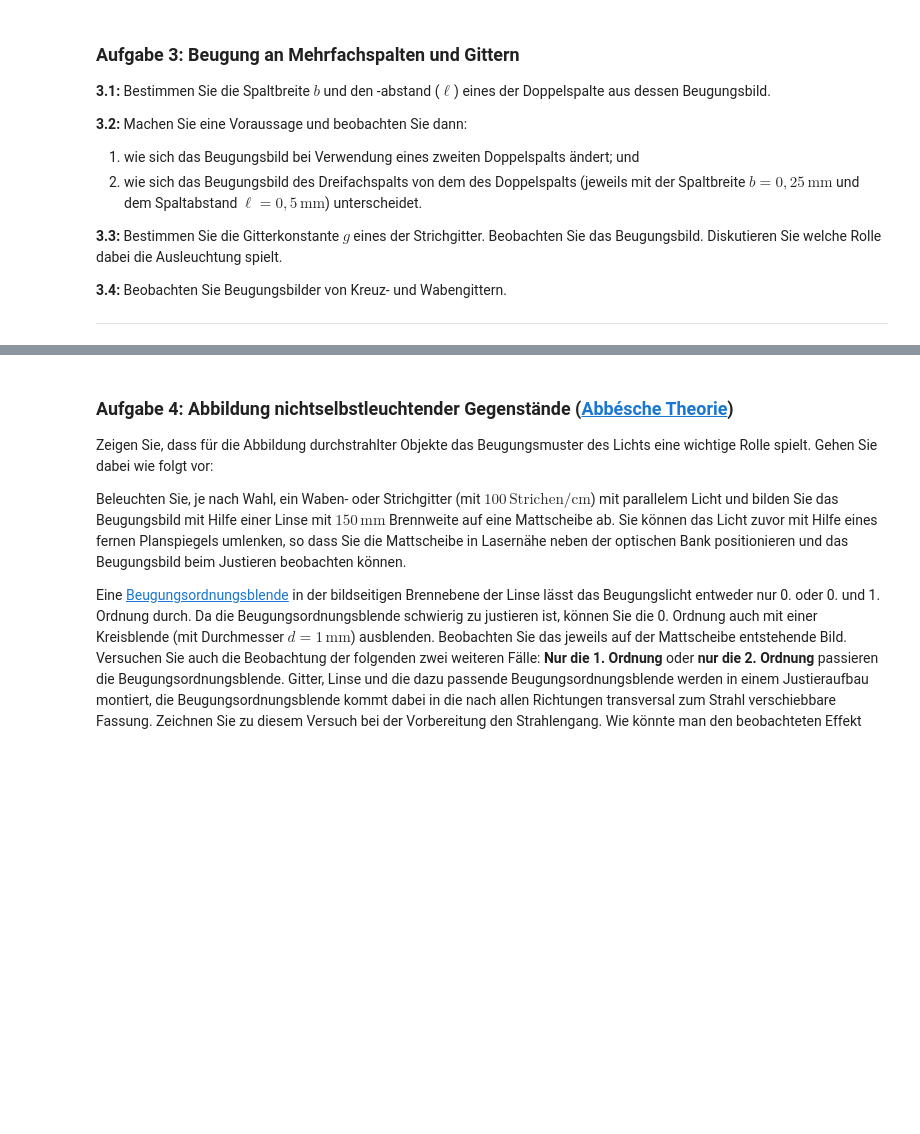
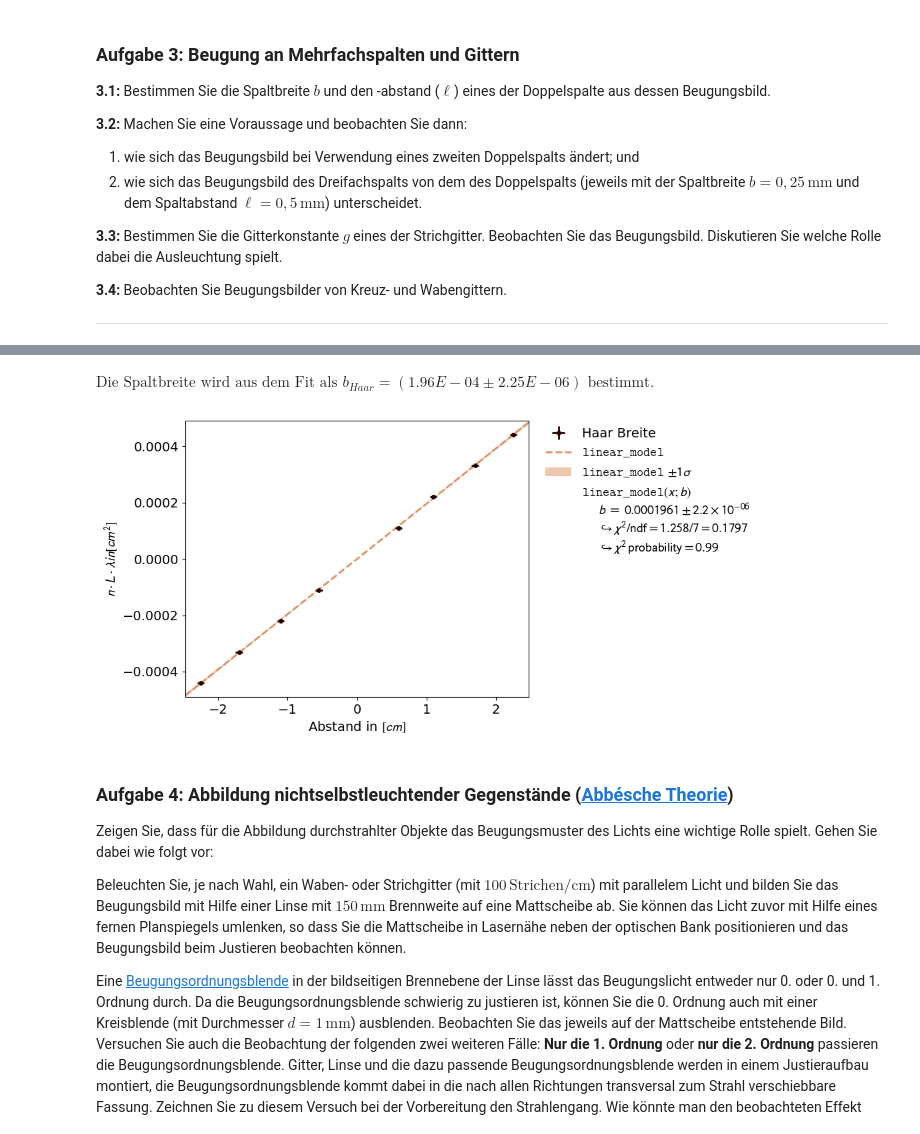
Before and after one commit to AlFa-Tier/Uni_codes, a Jupyter notebook: Praktikum/Laser_Optik_Teil_A/Laser-Optik_Teil_A.ipynb, the cells around one changed output, grey strips where cells are left out. Saved outputs shown, nothing was run; the diff lists cells and outputs as text; code cells hidden in the pictures; blank space fills up the shorter version.

Commit message:
3.1 Spaltbreite

```diff
--- a/Praktikum/Laser_Optik_Teil_A/Laser-Optik_Teil_A.ipynb
+++ b/Praktikum/Laser_Optik_Teil_A/Laser-Optik_Teil_A.ipynb
@@ -501,3 +517,29 @@ $\displaystyle \text{Die Haarbreite wird aus dem Fit als } b_{Haar} = \left(7.00
+# %%
+DP_x_n = np.array([-2.25, -1.7, -1.1, -0.55, 0.6, 1.1, 1.7, 2.25]) # in cm
+DP_y_n = np.array([ ])
+
+n=np.array([-4, -3, -2, -1, 1, 2, 3, 4])
+L:float=  174.5 # in cm
+
+
+DP_data = kafe2.XYContainer(x_data=DP_x_n, y_data= y_is(n,L))
+DP_data.label='Haar Breite'
+DP_data.axis_labels =['Abstand in $[cm]$','$n\cdot L\cdot\lambda in[cm^2]$']
+DP_data.add_error(axis='x', err_val = x_err)
+DP_data.add_error(axis='y', err_val = y_err)
+
+DP_line_fit=kafe2.Fit(data=DP_data,model_function=linear_model)
+DP_line_fit.do_fit()
+DP_result = kafe2.Plot([DP_line_fit])
+DP_params = DP_line_fit.parameter_values
+DP_param_errors = DP_line_fit.parameter_errors
+
+display(Math(rf'\text{{Die Spaltbreite wird aus dem Fit als }} b_{{Haar}} = \left({DP_params[0]:.02E}\pm{DP_param_errors[0]:.02E}\right)\text{{ bestimmt.}}'))
+DP_result.plot()
+plt.show()
+# %% [output]
+$\displaystyle \text{Die Spaltbreite wird aus dem Fit als } b_{Haar} = \left(1.96E-04\pm2.25E-06\right)\text{ bestimmt.}$
+[figure, added]
 # %% [markdown]
 ### **Aufgabe 4: Abbildung nichtselbstleuchtender Gegenstände ([Abbésche Theorie](https://de.wikipedia.org/wiki/Auflösung_(Mikroskopie)#Abbe-Limit))**
 
```
Also changed, not shown: parts of 4 cells of this notebook.
